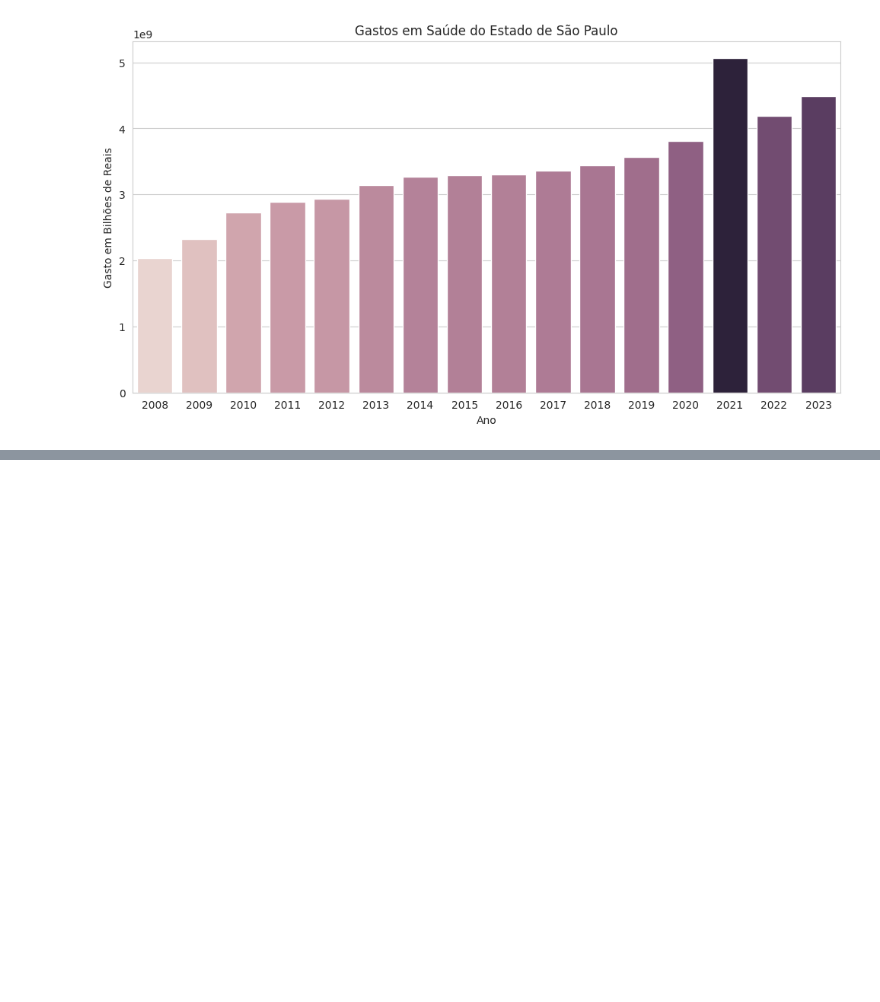
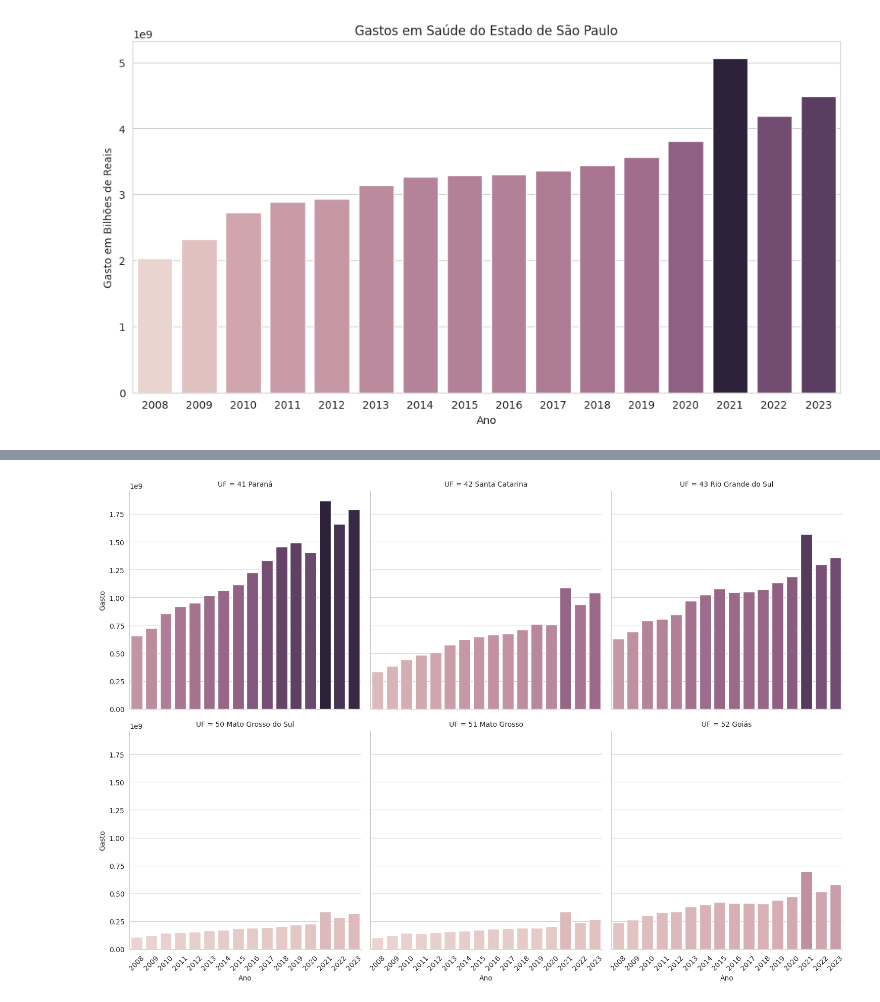
Before and after one commit to edupmon/fiap, a Jupyter notebook: pos-tech/data-analytics/fase-1/02-visualizacao-de-dados/aula-6/producao-hospitalar.ipynb, the cells around one changed output, grey strips where cells are left out. Saved outputs shown, nothing was run; the diff lists cells and outputs as text; code cells hidden in the pictures; blank space fills up the shorter version.

Commit message:
Fase 1 - DataViz - Aula 6 - Vídeo 2

```diff
--- a/pos-tech/data-analytics/fase-1/02-visualizacao-de-dados/aula-6/producao-hospitalar.ipynb
+++ b/pos-tech/data-analytics/fase-1/02-visualizacao-de-dados/aula-6/producao-hospitalar.ipynb
@@ -860,3 +860,16 @@ plt.title('Gastos em Saúde do Estado de São Paulo')
 plt.show()
 # %% [output]
 [figure]
+# %%
+# Dados das regiões Sul e Centro Oeste (excluindo DF)
+
+co = ['50 Mato Grosso do Sul', '51 Mato Grosso', '52 Goiás']
+sul = ['41 Paraná', '42 Santa Catarina', '43 Rio Grande do Sul']
+
+co_sul = analise_mensal_dt.query('UF in @co | UF in @sul')[['UF','A','Gasto']]\
+                          .sort_values(['UF', 'A']).groupby(['UF', 'A']).sum()\
+                          .reset_index().copy()
+
+co_sul.rename(columns = {'A': 'Ano'}, inplace = True)
+
+co_sul.head()
@@ -862,0 +883,11 @@ plt.show()
+# %%
+# Gráfico comparando o gasto por ano nos estados de duas regiões
+
+with sns.axes_style("whitegrid"):
+    g = sns.catplot(data = co_sul, x = 'Ano', y = 'Gasto', kind = 'bar',
+                    col = 'UF', col_wrap = 3, hue = 'Gasto', legend = False)
+    g.tick_params(axis = 'x', rotation = 45)
+
+plt.show()
+# %% [output]
+[figure, added]
```
Also changed, not shown: parts of 2 cells of this notebook.
